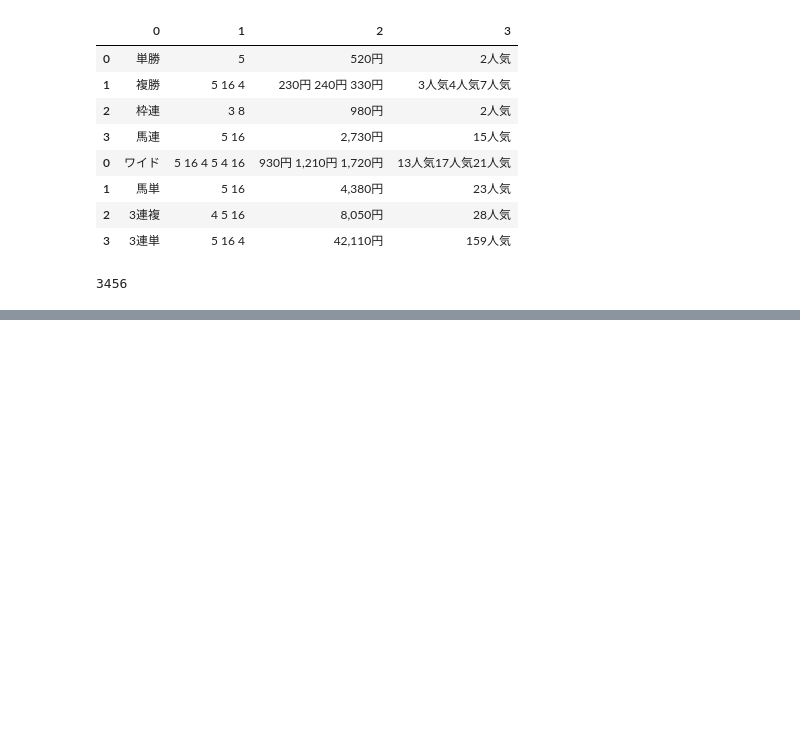
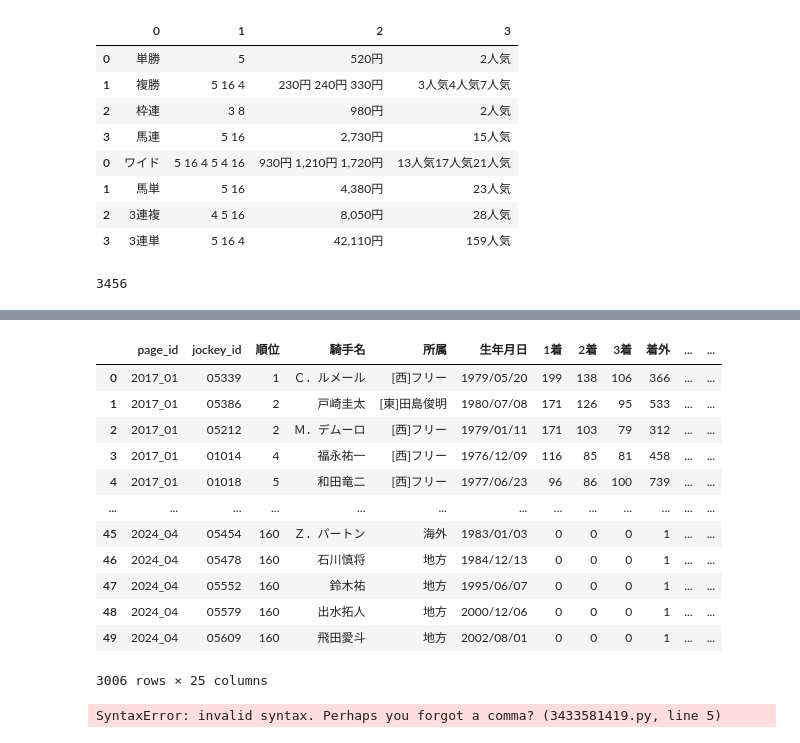
Before and after one commit to DaichiOnoe/keiba_race_ai, a Jupyter notebook: keiba_ai/common/src/develop_web_scraping.ipynb, the cells around one changed output, grey strips where cells are left out. Cells and saved outputs as stored; diff of their text form; code cells hidden in the pictures; blank space fills up the shorter version.

```diff
--- a/keiba_ai/common/src/develop_web_scraping.ipynb
+++ b/keiba_ai/common/src/develop_web_scraping.ipynb
@@ -1655,0 +1894,5 @@ len(race_id_list)
+# %%
+html_path_jockey_leading = list(
+    (scraping.HTML_LEADING_DIR/ "jockey_leading").glob("*.bin")
+)
+html_path_jockey_leading
@@ -1655,0 +1942,27 @@ len(race_id_list)
+# %%
+jorckey_leading = create_table.create_jockey_leading(html_path_list=html_path_jockey_leading)
+jorckey_leading
+# %% [output]
+|  | page_id | jockey_id | 順位 | 騎手名 | 所属 | 生年月日 | 1着 | 2着 | 3着 | 着外 | ... | ... |
+| 0 | 2017_01 | 05339 | 1 | Ｃ．ルメール | [西]フリー | 1979/05/20 | 199 | 138 | 106 | 366 | ... | ... |
+| 1 | 2017_01 | 05386 | 2 | 戸崎圭太 | [東]田島俊明 | 1980/07/08 | 171 | 126 | 95 | 533 | ... | ... |
+| 2 | 2017_01 | 05212 | 2 | Ｍ．デムーロ | [西]フリー | 1979/01/11 | 171 | 103 | 79 | 312 | ... | ... |
+| 3 | 2017_01 | 01014 | 4 | 福永祐一 | [西]フリー | 1976/12/09 | 116 | 85 | 81 | 458 | ... | ... |
+| 4 | 2017_01 | 01018 | 5 | 和田竜二 | [西]フリー | 1977/06/23 | 96 | 86 | 100 | 739 | ... | ... |
+| ... | ... | ... | ... | ... | ... | ... | ... | ... | ... | ... | ... | ... |
+| 45 | 2024_04 | 05454 | 160 | Ｚ．パートン | 海外 | 1983/01/03 | 0 | 0 | 0 | 1 | ... | ... |
+| 46 | 2024_04 | 05478 | 160 | 石川慎将 | 地方 | 1984/12/13 | 0 | 0 | 0 | 1 | ... | ... |
+| 47 | 2024_04 | 05552 | 160 | 鈴木祐 | 地方 | 1995/06/07 | 0 | 0 | 0 | 1 | ... | ... |
+| 48 | 2024_04 | 05579 | 160 | 出水拓人 | 地方 | 2000/12/06 | 0 | 0 | 0 | 1 | ... | ... |
+| 49 | 2024_04 | 05609 | 160 | 飛田愛斗 | 地方 | 2002/08/01 | 0 | 0 | 0 | 1 | ... | ... |
+3006 rows × 25 columns
+# %%
+# 調教師データをスクレイピングする
+scraping.scrape_html_leading(
+    leading_type="trainer_leading",
+    year=2018,
+    pages = [1,2,3,4,5,6]
+    skip= False
+)
+# %% [output]
+SyntaxError: invalid syntax. Perhaps you forgot a comma? (3433581419.py, line 5)
```
Also changed, not shown: parts of 57 cells of this notebook, 26 other files.
